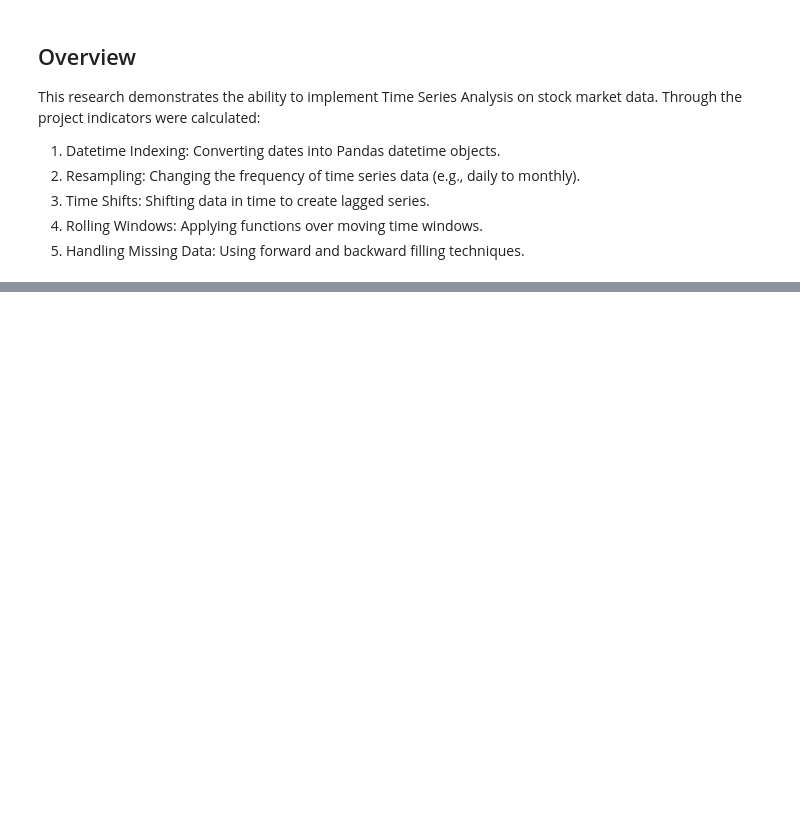
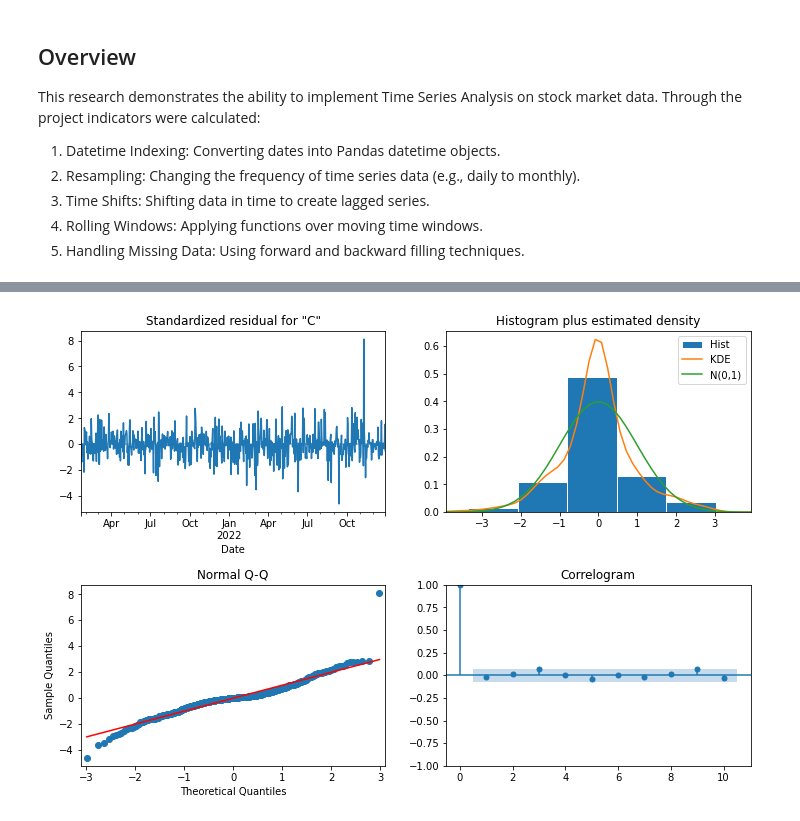
Before and after one commit to pavelkoya/Stock-Market-Time-Series, a Jupyter notebook: Time Series Analysis.ipynb, the cells around one changed output, grey strips where cells are left out. Cells and saved outputs as stored; diff of their text form; code cells hidden in the pictures; blank space fills up the shorter version.

```diff
--- a/Time Series Analysis.ipynb
+++ b/Time Series Analysis.ipynb
@@ -195,0 +245,5 @@ Through the project indicators were calculated:
+# %%
+from statsmodels.tsa.statespace.sarimax import SARIMAX
+model = SARIMAX(df_close, order=(1, 1, 1), seasonal_order=(1, 1, 1, 15))
+results = model.fit()
+print(results.summary())
@@ -195,0 +289,6 @@ Through the project indicators were calculated:
+# %%
+results.plot_diagnostics(figsize=(12, 8))
+plt.subplots_adjust(hspace=0.4)
+plt.show()
+# %% [output]
+[figure, added]
```
Also changed, not shown: parts of 31 cells of this notebook.
